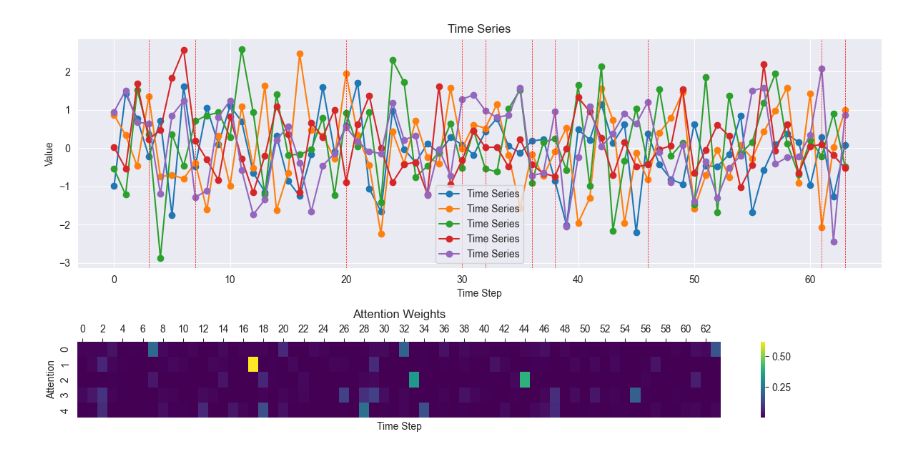
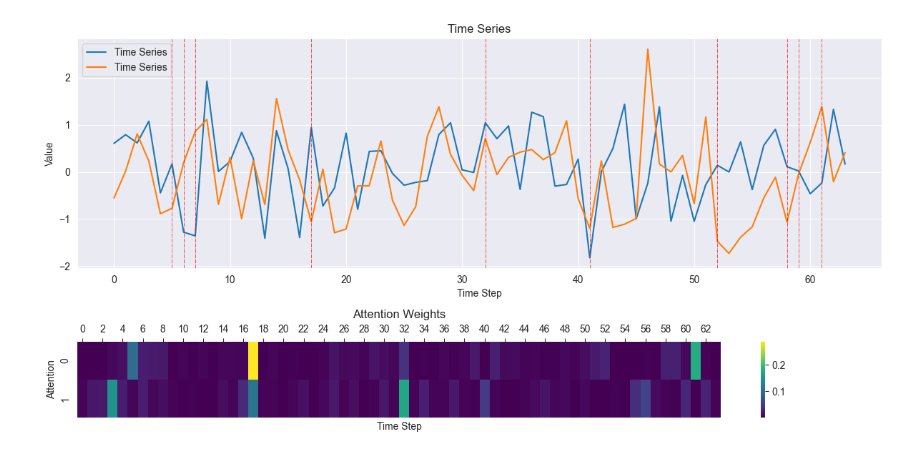
Before and after one commit to jiadol/Travel_Ml, a Jupyter notebook: notebooks/07_explainable.ipynb, the cells around one changed output. Saved outputs shown, nothing was run; the diff lists cells and outputs as text; code cells hidden in the pictures.

```diff
--- a/notebooks/07_explainable.ipynb
+++ b/notebooks/07_explainable.ipynb
@@ -31,35 +31,35 @@ def compute_attention(time_series, Wq, Wk, Wv,top_k=6):
     fig, axs = plt.subplots(2, 1, figsize=(12, 6), gridspec_kw={'height_ratios': [3, 1]})
 
     # Time series plot
-    axs[0].plot(time_series.T, 'o-', label='Time Series')
+    axs[0].plot(time_series.T, '-', label='Time Series')
     axs[0].set_title('Time Series')
     axs[0].set_xlabel('Time Step')
     axs[0].set_ylabel('Value')
     axs[0].legend()
 
     top_attention, top_indices = torch.topk(attention_weights, top_k, dim=1)  # Get top-k attention scores and indices
     for idx in top_indices[0]:  # Assuming single batch; adjust if multiple batches
-        axs[0].axvline(x=idx.item(), color='r', linestyle='--', lw=0.5, label=f'High Attention (Step {idx.item()})')
+        axs[0].axvline(x=idx.item(), color='r', linestyle='dashdot', lw=0.5, label=f'High Attention (Step {idx.item()})')
 
 
     # Attention weights heatmap
     sns.heatmap(attention_weights, ax=axs[1], cmap='viridis', cbar=True)
     axs[1].set_title('Attention Weights')
     axs[1].set_xlabel('Time Step')
     axs[1].set_ylabel('Attention')
     axs[1].xaxis.set_ticks_position('top')  # Move x-axis to top to align with time series plot
 
     plt.tight_layout()
     plt.show()
 
     return attention_weights
 
 # Initialize weights and time series
 d_model = 64
-time_series_length = 5
+time_series_length = 2
 time_series = torch.randn(time_series_length, d_model)
 
 # Compute and visualize attention
 attention_weights = compute_attention(time_series, Wq, Wk, Wv,10)
 # %% [output]
-[figure, old version]
+[figure, new version]
```
